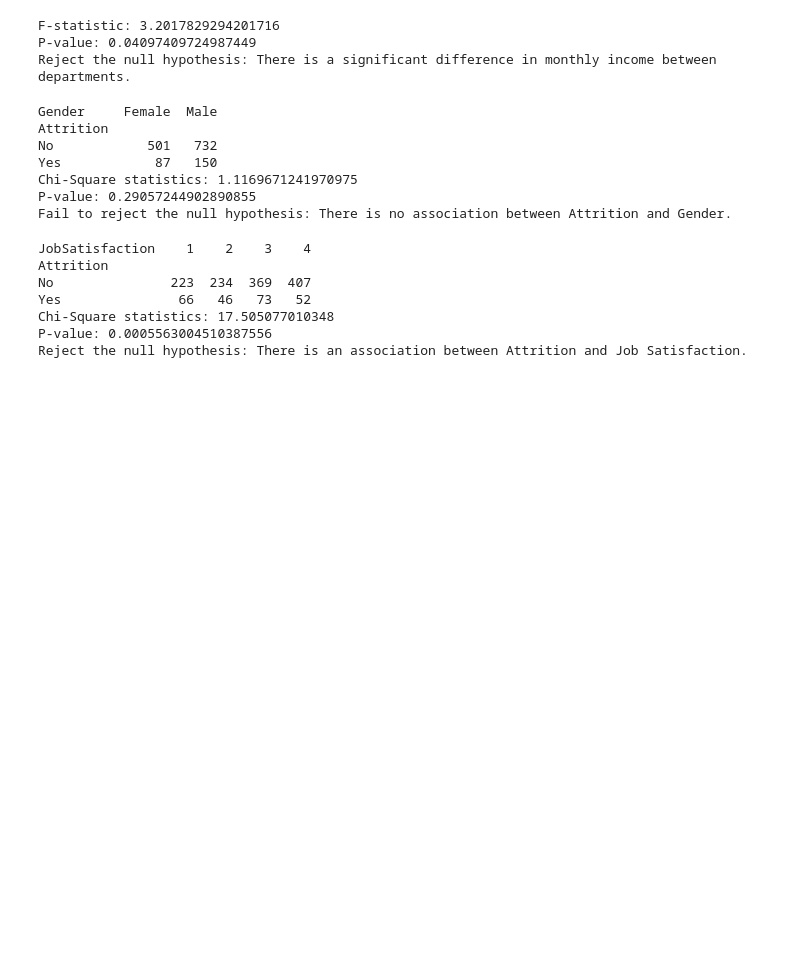
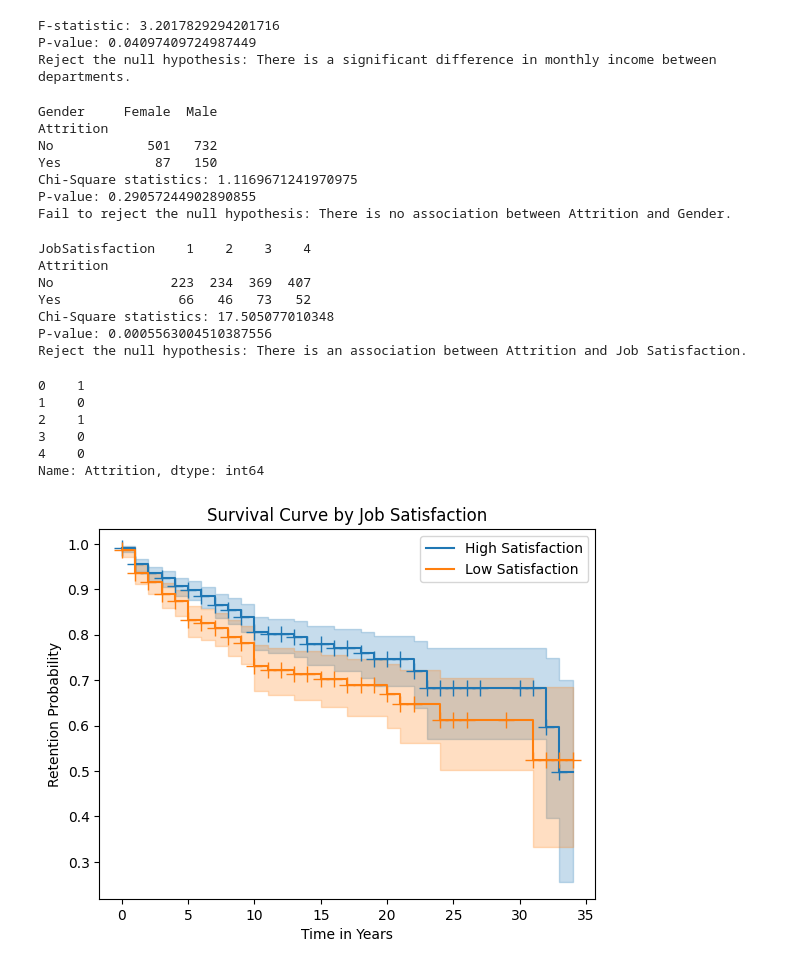
Before and after one commit to VladSaaS/peopleanlaytics, a Jupyter notebook: IBM Employee EDA/IBM_employees.ipynb, the cells around one changed output. Saved outputs shown, nothing was run; the diff lists cells and outputs as text; code cells hidden in the pictures; blank space fills up the shorter version.

Commit message:
Kaplan meier analysis on the IBM data

```diff
--- a/IBM Employee EDA/IBM_employees.ipynb
+++ b/IBM Employee EDA/IBM_employees.ipynb
@@ -136,3 +137,49 @@ Yes               66   46   73   52
 Chi-Square statistics: 17.505077010348
 P-value: 0.0005563004510387556
 Reject the null hypothesis: There is an association between Attrition and Job Satisfaction.
+# %%
+# Convert "Attrition" to binary (1 for "Yes" and 0 for "No")
+attrition_mapping = {'Yes': 1, 'No': 0}
+df['Attrition'] = df['Attrition'].map(attrition_mapping)
+
+print(df['Attrition'].head())
+# %% [output]
+0    1
+1    0
+2    1
+3    0
+4    0
+Name: Attrition, dtype: int64
+# %%
+
+#Further exploring the association between attrition and job satisfaction through a Survival Analysis
+
+# Separating low job satisfaction from high job satisfaction
+high_satisfaction = df[(df['JobSatisfaction'] >= 3)]  # High satisfaction
+low_satisfaction = df[(df['JobSatisfaction'] <= 2)]   # Low satisfaction
+
+# Calculate the minimum and maximum values of "YearsAtCompany"
+min_years_at_company = df["YearsAtCompany"].min()
+max_years_at_company = df["YearsAtCompany"].max()
+
+# Define the timeline to cover the interval between min and max values
+time_intervals = list(range(min_years_at_company, max_years_at_company -5))
+
+# Fitting Kaplan-Meier features
+kmf_high_satisfaction = KaplanMeierFitter()
+kmf_high_satisfaction.fit(high_satisfaction['YearsAtCompany'], event_observed=high_satisfaction['Attrition'], label='High Satisfaction', timeline=time_intervals)
+
+kmf_low_satisfaction = KaplanMeierFitter()
+kmf_low_satisfaction.fit(low_satisfaction['YearsAtCompany'], event_observed=low_satisfaction['Attrition'], label='Low Satisfaction', timeline=time_intervals)
+
+# Plotting the survival curves with confidence intervals
+ax = kmf_high_satisfaction.plot(show_censors=True)
+kmf_low_satisfaction.plot(ax=ax, show_censors=True)
+
+plt.xlabel('Time in Years')
+plt.ylabel('Retention Probability')
+plt.title('Survival Curve by Job Satisfaction')
+plt.legend()
+plt.show()
+# %% [output]
+[figure, added]
```
Also changed, not shown: parts of 1 cell of this notebook.
